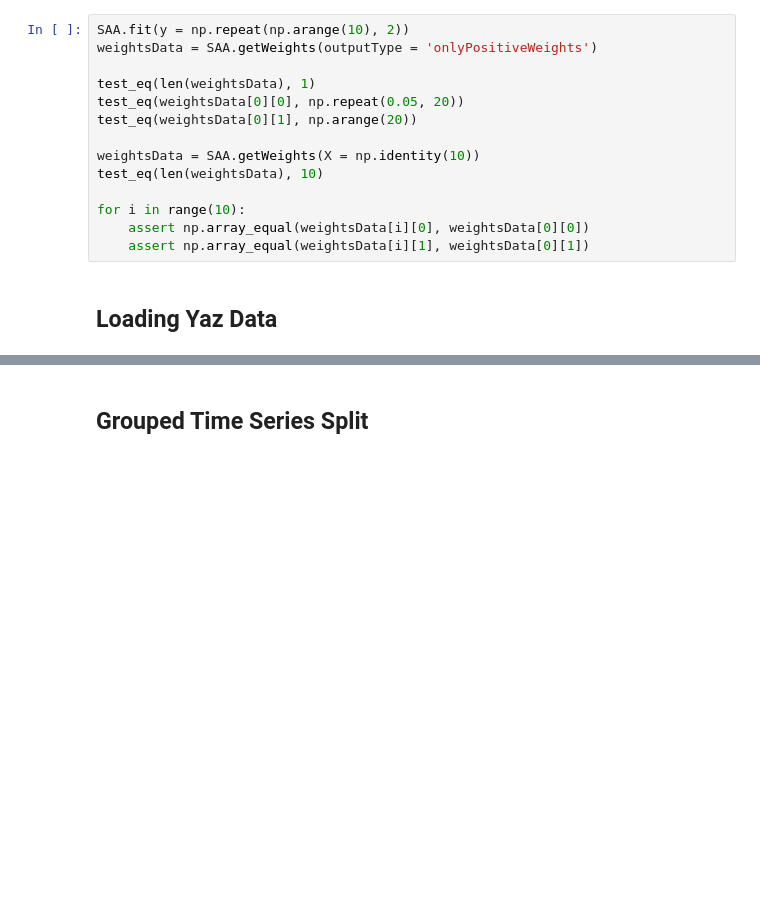
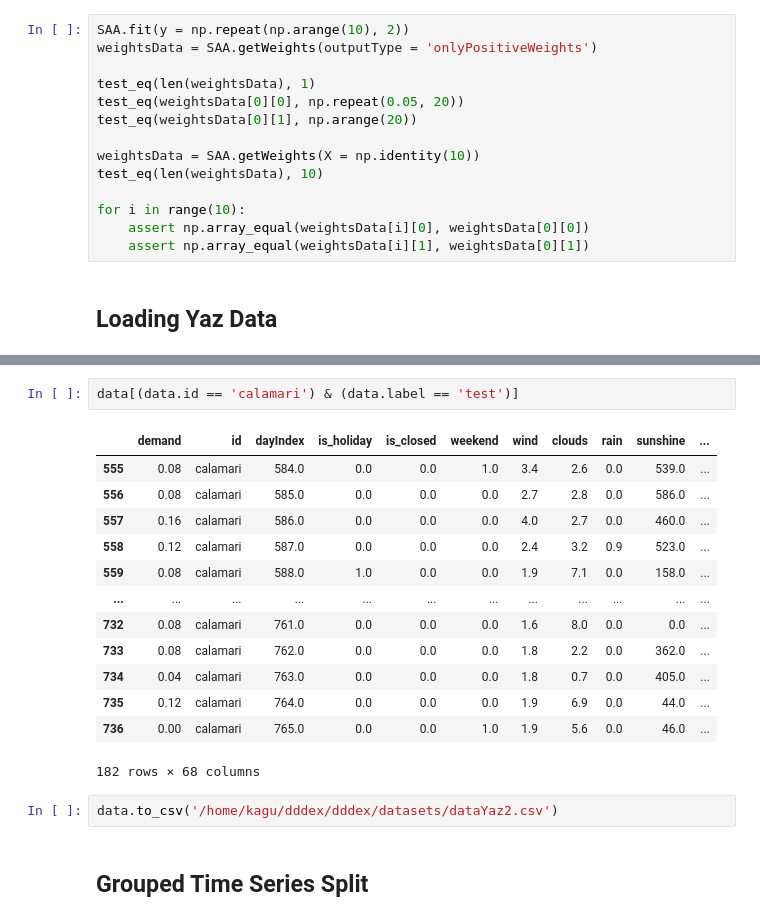
Before and after one commit to d3group/dddex, a Jupyter notebook: _proc/99_unitTests.ipynb, the cells around one changed output, grey strips where cells are left out. Cells and saved outputs as stored; diff of their text form; blank space fills up the shorter version.

```diff
--- a/_proc/99_unitTests.ipynb
+++ b/_proc/99_unitTests.ipynb
@@ -2047,3 +2067,21 @@ for i in range(10):
+# %%
+data[(data.id == 'calamari') & (data.label == 'test')]
+# %% [output]
+|  | demand | id | dayIndex | is_holiday | is_closed | weekend | wind | clouds | rain | sunshine | ... |
+| 555 | 0.08 | calamari | 584.0 | 0.0 | 0.0 | 1.0 | 3.4 | 2.6 | 0.0 | 539.0 | ... |
+| 556 | 0.08 | calamari | 585.0 | 0.0 | 0.0 | 0.0 | 2.7 | 2.8 | 0.0 | 586.0 | ... |
+| 557 | 0.16 | calamari | 586.0 | 0.0 | 0.0 | 0.0 | 4.0 | 2.7 | 0.0 | 460.0 | ... |
+| 558 | 0.12 | calamari | 587.0 | 0.0 | 0.0 | 0.0 | 2.4 | 3.2 | 0.9 | 523.0 | ... |
+| 559 | 0.08 | calamari | 588.0 | 1.0 | 0.0 | 0.0 | 1.9 | 7.1 | 0.0 | 158.0 | ... |
+| ... | ... | ... | ... | ... | ... | ... | ... | ... | ... | ... | ... |
+| 732 | 0.08 | calamari | 761.0 | 0.0 | 0.0 | 0.0 | 1.6 | 8.0 | 0.0 | 0.0 | ... |
+| 733 | 0.08 | calamari | 762.0 | 0.0 | 0.0 | 0.0 | 1.8 | 2.2 | 0.0 | 362.0 | ... |
+| 734 | 0.04 | calamari | 763.0 | 0.0 | 0.0 | 0.0 | 1.8 | 0.7 | 0.0 | 405.0 | ... |
+| 735 | 0.12 | calamari | 764.0 | 0.0 | 0.0 | 0.0 | 1.9 | 6.9 | 0.0 | 44.0 | ... |
+| 736 | 0.00 | calamari | 765.0 | 0.0 | 0.0 | 1.0 | 1.9 | 5.6 | 0.0 | 46.0 | ... |
+182 rows × 68 columns
+# %%
+data.to_csv('/home/kagu/dddex/dddex/datasets/dataYaz2.csv')
 # %% [markdown]
 ## Grouped Time Series Split
 # %% [markdown]
```
Also changed, not shown: parts of 2 cells of this notebook, 12 other files.
